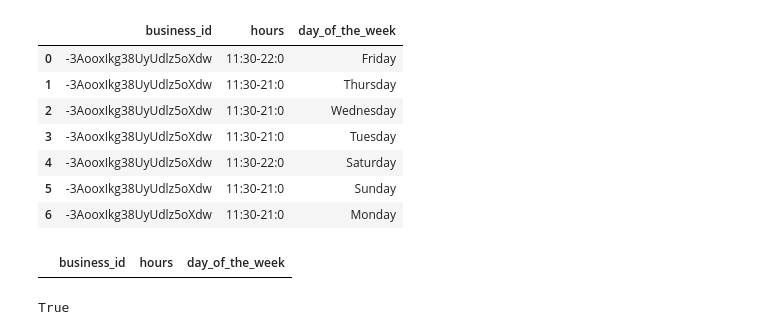
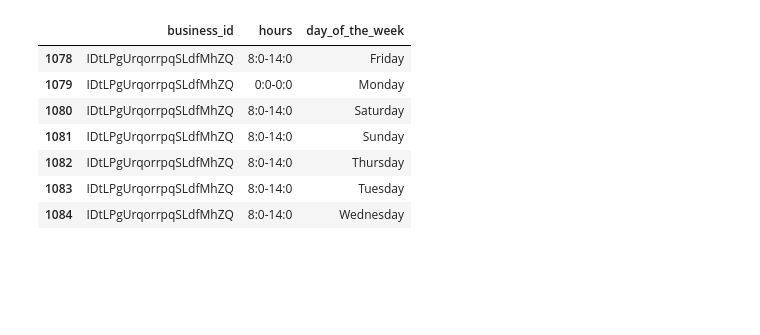
Before and after one commit to meltgani/STAT-628-Module-3---Yelp-, a Jupyter notebook: Adding_Days_of_the_week.ipynb, the cells around one changed output. Saved outputs shown, nothing was run; the diff lists cells and outputs as text; code cells hidden in the pictures; blank space fills up the shorter version.

Commit message:
updated code of adding days of the week

```diff
--- a/Adding_Days_of_the_week.ipynb
+++ b/Adding_Days_of_the_week.ipynb
@@ -227,21 +153,15 @@ izSgTrqebu8bN8ONOCs6cQ
 # %%
-new_df2 = new_df2.sort_values(by="business_id",ignore_index=True)
+#new_df["day_of_the_week"][0].strip() in days
+#new_df2 = new_df2.sort_values(by="business_id",ignore_index=True)
+new_df2 = new_df2.sort_values(by= ["business_id", "day_of_the_week"],ignore_index=True)
+new_df2[new_df2["business_id"] == "-3AooxIkg38UyUdlz5oXdw"]
+new_df2[new_df2["business_id"] == "IDtLPgUrqorrpqSLdfMhZQ"]
+# %% [output]
+|  | business_id | hours | day_of_the_week |
+| 1078 | IDtLPgUrqorrpqSLdfMhZQ | 8:0-14:0 | Friday |
+| 1079 | IDtLPgUrqorrpqSLdfMhZQ | 0:0-0:0 | Monday |
+| 1080 | IDtLPgUrqorrpqSLdfMhZQ | 8:0-14:0 | Saturday |
+| 1081 | IDtLPgUrqorrpqSLdfMhZQ | 8:0-14:0 | Sunday |
+| 1082 | IDtLPgUrqorrpqSLdfMhZQ | 8:0-14:0 | Thursday |
+| 1083 | IDtLPgUrqorrpqSLdfMhZQ | 8:0-14:0 | Tuesday |
+| 1084 | IDtLPgUrqorrpqSLdfMhZQ | 8:0-14:0 | Wednesday |
-# %%
-new_df2[new_df2["business_id"] == "-3AooxIkg38UyUdlz5oXdw"]
-# %% [output]
-|  | business_id | hours | day_of_the_week |
-| 0 | -3AooxIkg38UyUdlz5oXdw | 11:30-22:0 | Friday |
-| 1 | -3AooxIkg38UyUdlz5oXdw | 11:30-21:0 | Thursday |
-| 2 | -3AooxIkg38UyUdlz5oXdw | 11:30-21:0 | Wednesday |
-| 3 | -3AooxIkg38UyUdlz5oXdw | 11:30-21:0 | Tuesday |
-| 4 | -3AooxIkg38UyUdlz5oXdw | 11:30-22:0 | Saturday |
-| 5 | -3AooxIkg38UyUdlz5oXdw | 11:30-21:0 | Sunday |
-| 6 | -3AooxIkg38UyUdlz5oXdw | 11:30-21:0 | Monday |
-# %%
-new_df2[new_df2["business_id"] == "MiMRlsXOpHJMSTDAuw8s1w"]
-# %% [output]
-|  | business_id | hours | day_of_the_week |
-# %%
-new_df["day_of_the_week"][0].strip() in days
-# %% [output]
-True
```
Also changed, not shown: parts of 16 cells of this notebook.
